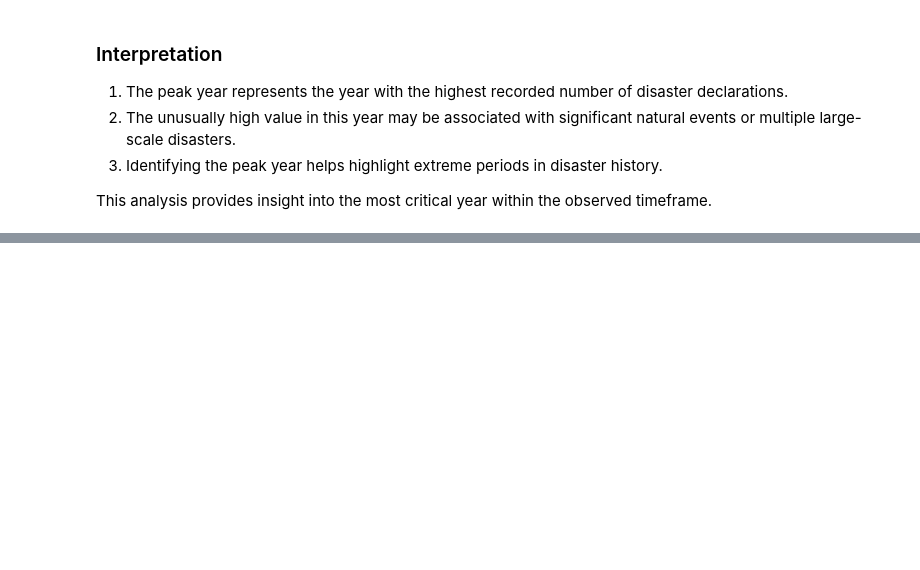
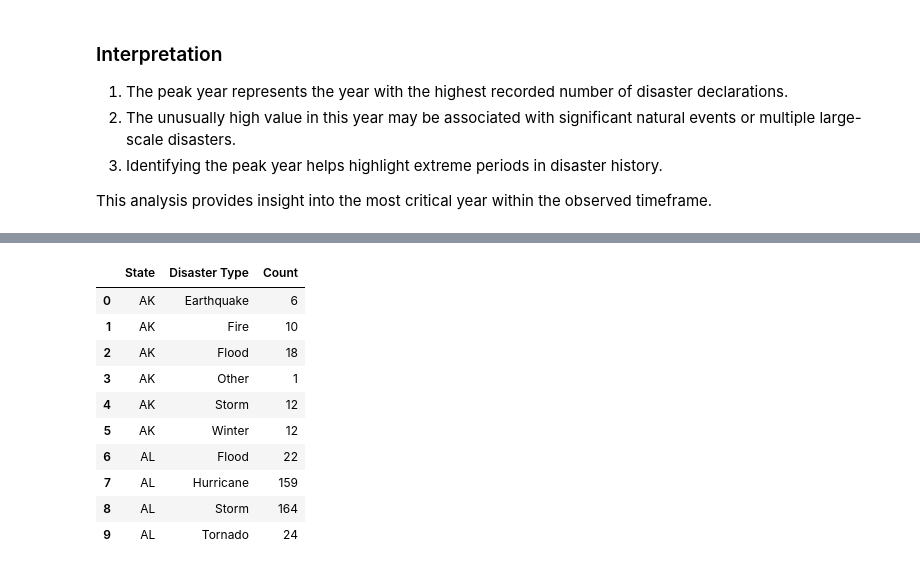
Before and after one commit to GKSJ19/USND, a Jupyter notebook: notebooks/analysis.ipynb, the cells around one changed output, grey strips where cells are left out. Saved outputs shown, nothing was run; the diff lists cells and outputs as text; code cells hidden in the pictures; blank space fills up the shorter version.

```diff
--- a/notebooks/analysis.ipynb
+++ b/notebooks/analysis.ipynb
@@ -267,0 +324,16 @@ This analysis provides insight into the most critical year within the observed t
+# %%
+state_incident_counts = df.groupby(['State','Disaster Type']).size().reset_index(name='Count')
+
+state_incident_counts.head(10)
+# %% [output]
+|  | State | Disaster Type | Count |
+| 0 | AK | Earthquake | 6 |
+| 1 | AK | Fire | 10 |
+| 2 | AK | Flood | 18 |
+| 3 | AK | Other | 1 |
+| 4 | AK | Storm | 12 |
+| 5 | AK | Winter | 12 |
+| 6 | AL | Flood | 22 |
+| 7 | AL | Hurricane | 159 |
+| 8 | AL | Storm | 164 |
+| 9 | AL | Tornado | 24 |
```
Also changed, not shown: parts of 28 cells of this notebook, 1 other file.
